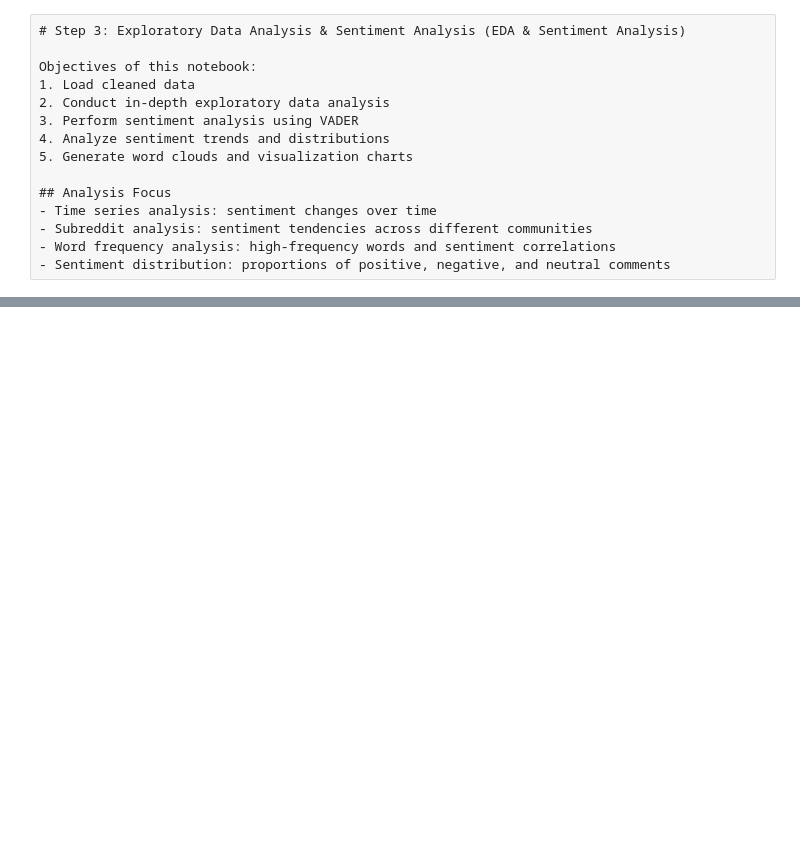
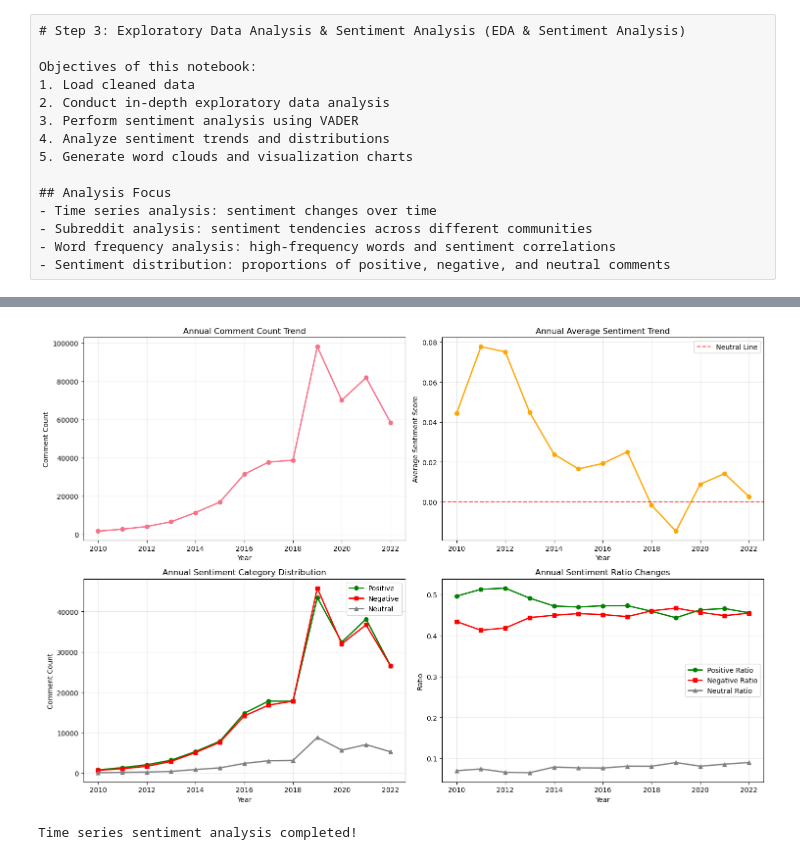
Before and after one commit to q2333gh/tweet_sentiment_analyze, a Jupyter notebook: notebooks/3_eda_and_sentiment_analysis.ipynb, the cells around one changed output, grey strips where cells are left out. Drawn from its saved outputs; the diff is of its cells as text; code cells hidden in the pictures; blank space fills up the shorter version.

```diff
--- a/notebooks/3_eda_and_sentiment_analysis.ipynb
+++ b/notebooks/3_eda_and_sentiment_analysis.ipynb
@@ -265,15 +352,15 @@ except NameError:
 # %%
-# 时间序列sentiment analysis
-print("=== 时间序列sentiment analysis ===")
+# Time series sentiment analysis
+print("=== Time Series Sentiment Analysis ===")
 
-# verifying情感classificationdata是否可用
+# Verify if sentiment classification data is available
 try:
     df_categorized
 
-    # 从timestamp中提取年份
+    # Extract year from timestamp
     df_with_year = df_categorized.withColumn("year", F.year(F.col("timestamp")))
 
-    # 按年份Analyzing情感趋势
+    # Analyze sentiment trends by year
     yearly_sentiment = df_with_year.groupBy("year").agg(
         F.count("*").alias("total_comments"),
         F.avg("vader_sentiment").alias("avg_sentiment"),
@@ -282,69 +369,70 @@ try:
         F.sum(F.when(F.col("sentiment_category") == "Neutral", 1).otherwise(0)).alias("neutral_count")
     ).orderBy("year")
 
-    # converting为Pandas进行可视化
+    # Convert to Pandas for visualization
     yearly_sentiment_pd = yearly_sentiment.toPandas()
-    print("年度情感趋势Analyzing:")
+    print("Annual sentiment trend analysis:")
     print(yearly_sentiment_pd)
 
-    # 绘制时间序列图
+    # Plot time series charts
     plt.figure(figsize=(15, 10))
 
-    # 年度评论数量趋势
+    # Annual comment count trend
     plt.subplot(2, 2, 1)
     plt.plot(yearly_sentiment_pd['year'], yearly_sentiment_pd['total_comments'], marker='o', linewidth=2)
-    plt.title('年度评论数量趋势')
-    plt.xlabel('年份')
-    plt.ylabel('评论数量')
+    plt.title('Annual Comment Count Trend')
+    plt.xlabel('Year')
+    plt.ylabel('Comment Count')
     plt.grid(True, alpha=0.3)
 
-    # 年度平均情感趋势
+    # Annual average sentiment trend
     plt.subplot(2, 2, 2)
     plt.plot(yearly_sentiment_pd['year'], yearly_sentiment_pd['avg_sentiment'],
              marker='o', linewidth=2, color='orange')
-    plt.title('年度平均情感趋势')
-    plt.xlabel('年份')
-    plt.ylabel('平均情感分数')
-    plt.axhline(y=0, color='red', linestyle='--', alpha=0.7, label='Neutral线')
+    plt.title('Annual Average Sentiment Trend')
+    plt.xlabel('Year')
+    plt.ylabel('Average Sentiment Score')
+    plt.axhline(y=0, color='red', linestyle='--', alpha=0.7, label='Neutral Line')
     plt.legend()
     plt.grid(True, alpha=0.3)
 
-    # 情感class别年度分布
+    # Annual sentiment category distribution
     plt.subplot(2, 2, 3)
     plt.plot(yearly_sentiment_pd['year'], yearly_sentiment_pd['positive_count'],
-             marker='o', label='正面', color='green', linewidth=2)
+             marker='o', label='Positive', color='green', linewidth=2)
     plt.plot(yearly_sentiment_pd['year'], yearly_sentiment_pd['negative_count'],
-             marker='s', label='负面', color='red', linewidth=2)
+             marker='s', label='Negative', color='red', linewidth=2)
     plt.plot(yearly_sentiment_pd['year'], yearly_sentiment_pd['neutral_count'],
              marker='^', label='Neutral', color='gray', linewidth=2)
-    plt.title('年度情感class别分布')
-    plt.xlabel('年份')
-    plt.ylabel('评论数量')
+    plt.title('Annual Sentiment Category Distribution')
+    plt.xlabel('Year')
+    plt.ylabel('Comment Count')
     plt.legend()
     plt.grid(True, alpha=0.3)
 
-    # 情感比例年度变化
+    # Annual sentiment ratio changes
     plt.subplot(2, 2, 4)
     yearly_sentiment_pd['positive_ratio'] = yearly_sentiment_pd['positive_count'] / yearly_sentiment_pd['total_comments']
     yearly_sentiment_pd['negative_ratio'] = yearly_sentiment_pd['negative_count'] / yearly_sentiment_pd['total_comments']
     yearly_sentiment_pd['neutral_ratio'] = yearly_sentiment_pd['neutral_count'] / yearly_sentiment_pd['total_comments']
 
     plt.plot(yearly_sentiment_pd['year'], yearly_sentiment_pd['positive_ratio'],
-             marker='o', label='正面比例', color='green', linewidth=2)
+             marker='o', label='Positive Ratio', color='green', linewidth=2)
     plt.plot(yearly_sentiment_pd['year'], yearly_sentiment_pd['negative_ratio'],
-             marker='s', label='负面比例', color='red', linewidth=2)
+             marker='s', label='Negative Ratio', color='red', linewidth=2)
     plt.plot(yearly_sentiment_pd['year'], yearly_sentiment_pd['neutral_ratio'],
-             marker='^', label='Neutral比例', color='gray', linewidth=2)
-    plt.title('年度情感比例变化')
-    plt.xlabel('年份')
-    plt.ylabel('比例')
+             marker='^', label='Neutral Ratio', color='gray', linewidth=2)
+    plt.title('Annual Sentiment Ratio Changes')
+    plt.xlabel('Year')
+    plt.ylabel('Ratio')
     plt.legend()
     plt.grid(True, alpha=0.3)
 
     plt.tight_layout()
     plt.show()
 
-    print("时间序列sentiment analysiscompleting！")
+    print("Time series sentiment analysis completed!")
 
 except NameError:
-    print("❌ 情感classificationdata未Preparing好，请先running前面的cells")
+    print("❌ Sentiment classification data not ready, please run previous cells first")
+# %% [output]
@@ -351,3 +456,5 @@ except NameError:
+[figure, added]
+Time series sentiment analysis completed!
 # %%
 # Word frequency analysis and word cloud generation
 print("=== Word Frequency Analysis and Word Cloud Generation ===")
```
Also changed, not shown: parts of 10 cells of this notebook, 2 other files.
